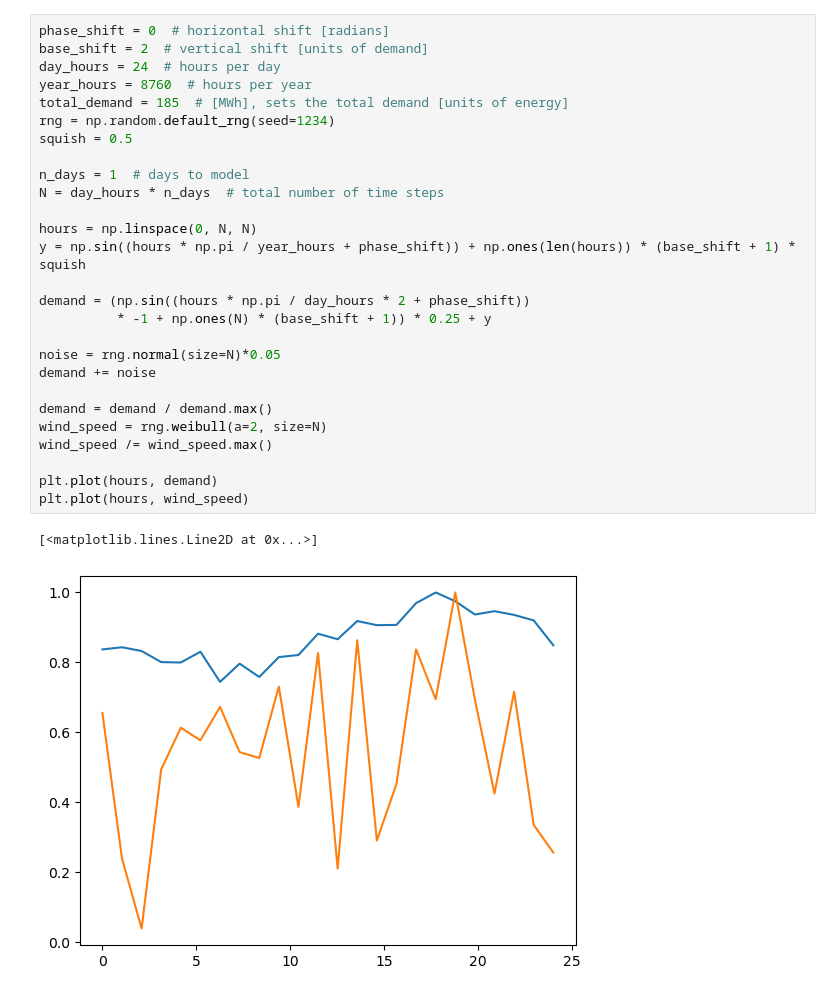
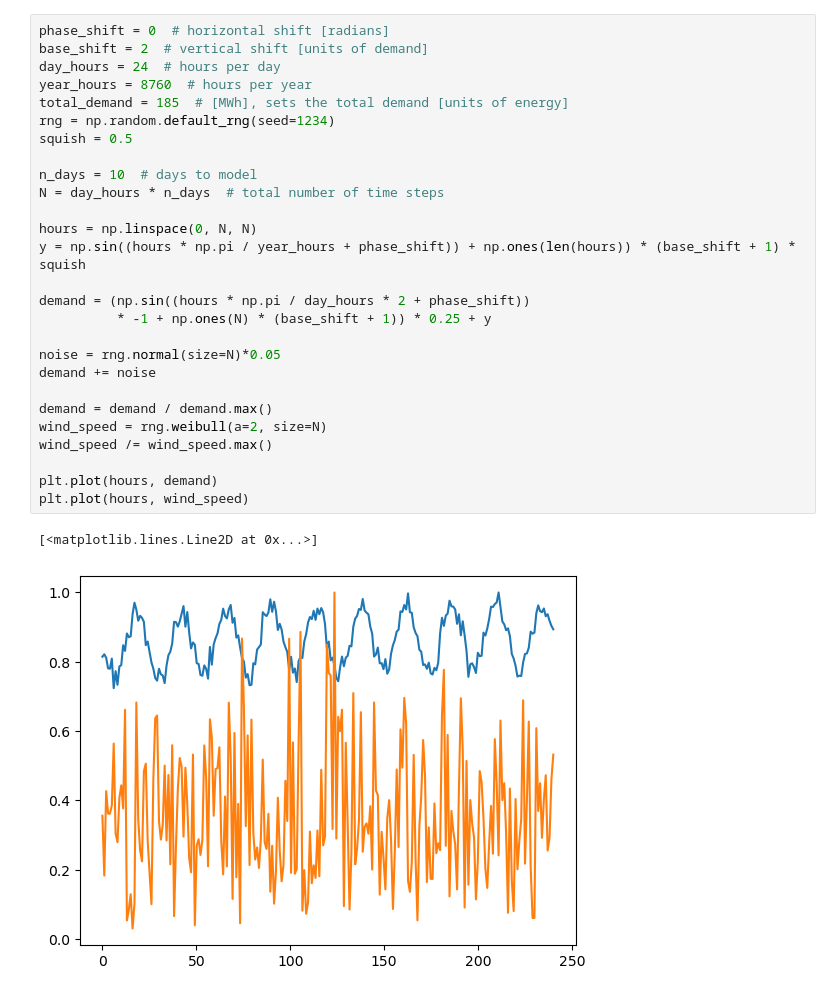
Before and after one commit to arfc/2025-dotson-dissertation, a Jupyter notebook: analysis/scripts/04-benchmark-scripts/test_osier_mutliprocess.ipynb, the cells around one changed output. Cells and saved outputs as stored; diff of their text form.

Commit message:
adds scripts to run scaling study and plots

```diff
--- a/analysis/scripts/04-benchmark-scripts/test_osier_mutliprocess.ipynb
+++ b/analysis/scripts/04-benchmark-scripts/test_osier_mutliprocess.ipynb
@@ -17,33 +48,33 @@ from pymoo.optimize import minimize
 # %%
 phase_shift = 0  # horizontal shift [radians]
 base_shift = 2  # vertical shift [units of demand]
 day_hours = 24  # hours per day
 year_hours = 8760  # hours per year
 total_demand = 185  # [MWh], sets the total demand [units of energy]
 rng = np.random.default_rng(seed=1234)
 squish = 0.5
 
-n_days = 1  # days to model
+n_days = 10  # days to model
 N = day_hours * n_days  # total number of time steps
 
 hours = np.linspace(0, N, N)
 y = np.sin((hours * np.pi / year_hours + phase_shift)) + np.ones(len(hours)) * (base_shift + 1) * squish
 
 demand = (np.sin((hours * np.pi / day_hours * 2 + phase_shift))
           * -1 + np.ones(N) * (base_shift + 1)) * 0.25 + y
 
 noise = rng.normal(size=N)*0.05
 demand += noise
 
 demand = demand / demand.max()
 wind_speed = rng.weibull(a=2, size=N)
 wind_speed /= wind_speed.max()
 
 plt.plot(hours, demand)
 plt.plot(hours, wind_speed)
 # %% [output]
 [<matplotlib.lines.Line2D at 0x...>]
-[figure, old version]
+[figure, new version]
 # %%
 %%time
 algorithm = NSGA2(pop_size=20)
```
Also changed, not shown: parts of 45 cells of this notebook, 10 other files.
